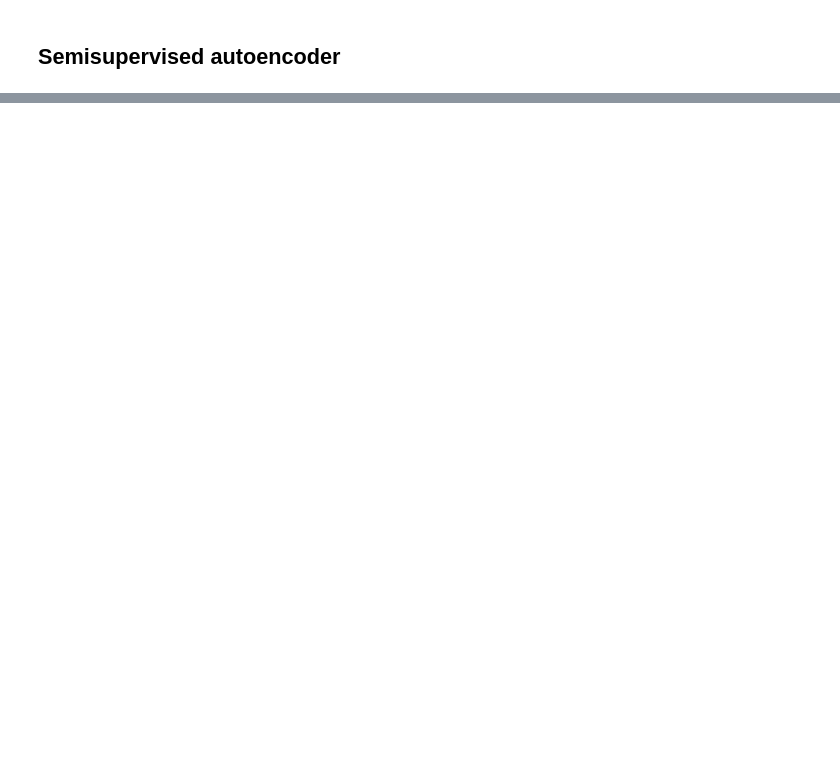
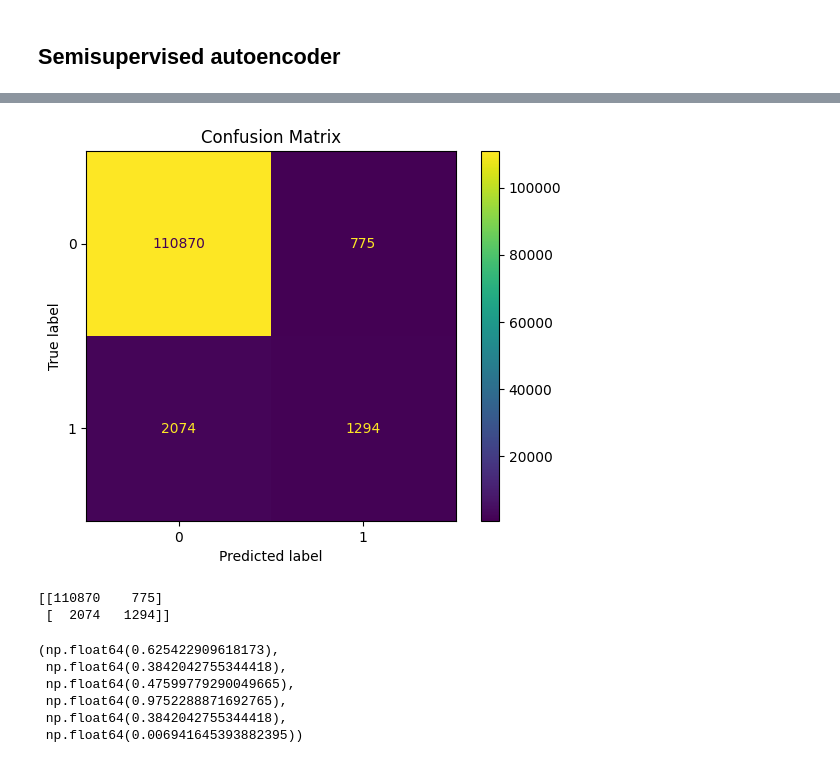
Before and after one commit to Flakon500/Interpretable-Loganomaly-Detection-project, a Jupyter notebook: Codes/autoencoder.ipynb, the cells around one changed output, grey strips where cells are left out. Saved outputs shown, nothing was run; the diff lists cells and outputs as text; code cells hidden in the pictures; blank space fills up the shorter version.

```diff
--- a/Codes/autoencoder.ipynb
+++ b/Codes/autoencoder.ipynb
@@ -291,0 +311,3 @@ create_f_score_recall_precision_plots(autoencoder_model, x_test, y_test, differe
+# %%
+autoencoder_evaluate(autoencoder_model, x_test, y_test, difference_calculating_function_cosine_dissimilarity,0.5 , True)
+# %% [output]
@@ -291,0 +315,9 @@ create_f_score_recall_precision_plots(autoencoder_model, x_test, y_test, differe
+[figure, added]
+[[110870    775]
+ [  2074   1294]]
+(np.float64(0.625422909618173),
+ np.float64(0.3842042755344418),
+ np.float64(0.47599779290049665),
+ np.float64(0.9752288871692765),
+ np.float64(0.3842042755344418),
+ np.float64(0.006941645393882395))
```
Also changed, not shown: parts of 8 cells of this notebook, 3 other files.
